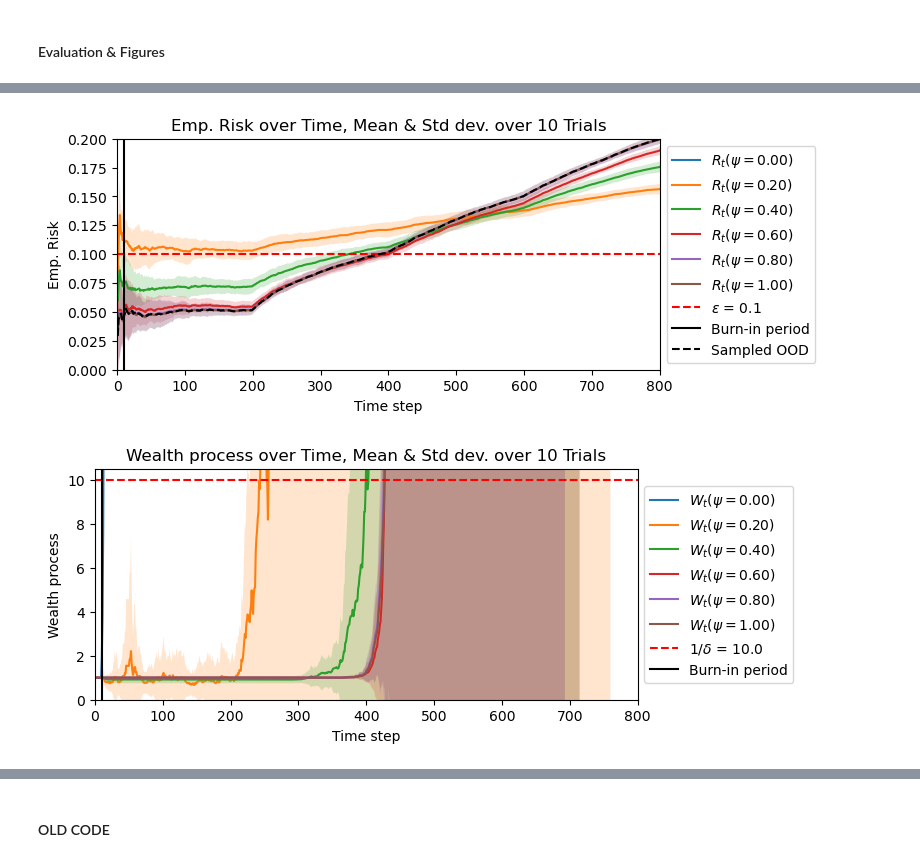
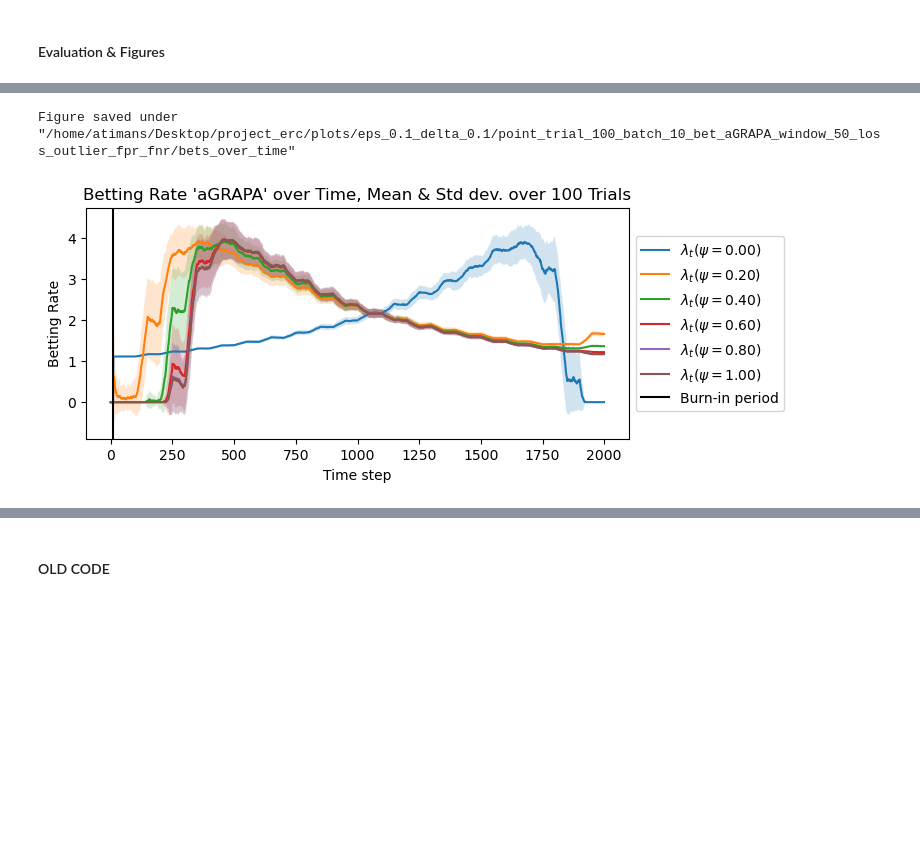
Before and after one commit to alextimans/risk-monitor, a Jupyter notebook: notebooks/rc_supervised2.ipynb, the cells around one changed output, grey strips where cells are left out. Drawn from its saved outputs; the diff is of its cells as text; code cells hidden in the pictures; blank space fills up the shorter version.

Commit message:
pointwise risk

```diff
--- a/notebooks/rc_supervised2.ipynb
+++ b/notebooks/rc_supervised2.ipynb
@@ -702,2 +835,7 @@ for r in range(R):
 # %% [markdown]
 #### Evaluation & Figures
+# %%
+# make respective figure directories
+plot_prefix = "point_"
+plot_dir = f"eps_{eps}_delta_{delta}/{plot_prefix}trial_{R}_batch_{B}_bet_{betting_type}_window_{lookback_window}_loss_{loss_type}"
+plot_save = False
@@ -704,60 +1107,30 @@ for r in range(R):
 # %%
 fixed_psi = torch.arange(0, 101, 20)
 
-# RISK PLOT
 plt.figure(figsize=(7, 3))
 for f_p in fixed_psi:
-    risk_mean = stream_risk[:, :, f_p].mean(dim=0).numpy()
-    risk_std = stream_risk[:, :, f_p].std(dim=0).numpy()
-    plt.plot(risk_mean, label=fr"$R_t(\psi = {psi_cand[f_p]:.2f})$")
+    bets_mean = stream_bets[:, :, f_p].mean(dim=0).numpy()
+    bets_std = stream_bets[:, :, f_p].std(dim=0).numpy()
+    plt.plot(bets_mean, label=fr"$\lambda_t(\psi = {psi_cand[f_p]:.2f})$")
     plt.fill_between(range(T),
-        risk_mean - risk_std,
-        risk_mean + risk_std,
+        bets_mean - bets_std,
+        bets_mean + bets_std,
         alpha=0.2
     )
 
-plt.axhline(eps, color='red', linestyle='--', label=rf"$\epsilon$ = {eps}")
 plt.axvline(burn_in, color='black', linestyle='-', label="Burn-in period")
-plt.plot(torch.cumsum(stream_bern.mean(dim=0).sum(dim=-1), 0) / (torch.arange(1, T+1) * B + 1e-10), label="Sampled OOD", color='black', linestyle='--')
 
-plt.title(f"Emp. Risk over Time, Mean & Std dev. over {R} Trials")
+plt.title(f"Betting Rate '{betting_type}' over Time, Mean & Std dev. over {R} Trials")
 plt.xlabel("Time step")
-plt.ylabel("Emp. Risk")
+plt.ylabel("Betting Rate")
 plt.legend(loc='center left', bbox_to_anchor=(1, 0.5))
 
-plt.xlim(0, 800)
-plt.ylim(0, 0.2)
+# plt.xlim(0, 800)
+# plt.ylim(0, 0.5)
 
-# savefig("batch_50", "risk_over_time")
+if plot_save:
+    savefig(plot_dir, "bets_over_time")
 plt.show()
-
-##############################################################################################
-# E-PROCESS PLOT
-plt.figure(figsize=(7, 3))
-for f_p in fixed_psi:
-    eprocess_mean = stream_eprocess[:, :, f_p].mean(dim=0).numpy()
-    eprocess_std = stream_eprocess[:, :, f_p].std(dim=0).numpy()
-    plt.plot(eprocess_mean, label=fr"$W_t(\psi = {psi_cand[f_p]:.2f})$")
-    plt.fill_between(range(T),
-        eprocess_mean - eprocess_std,
-        eprocess_mean + eprocess_std,
-        alpha=0.2
-    )
-
-plt.axhline(1/delta, color='red', linestyle='--', label=rf"$1/\delta$ = {1/delta}")
-plt.axvline(burn_in, color='black', linestyle='-', label="Burn-in period")
-
-plt.title(f"Wealth process over Time, Mean & Std dev. over {R} Trials")
-plt.xlabel("Time step")
-plt.ylabel("Wealth process")
-plt.legend(loc='center left', bbox_to_anchor=(1, 0.5))
-
-plt.xlim(0, 800)
-plt.ylim(0, 1/delta+0.5)
-# plt.ylim(0, 2)
-
-# savefig("batch_50", "wealth_over_time")
-plt.show()
 # %% [output]
+Figure saved under "/home/atimans/Desktop/project_erc/plots/eps_0.1_delta_0.1/point_trial_100_batch_10_bet_aGRAPA_window_50_loss_outlier_fpr_fnr/bets_over_time"
-[figure, old version]
+[figure, new version]
-[figure, removed]
```
Also changed, not shown: parts of 18 cells of this notebook.
